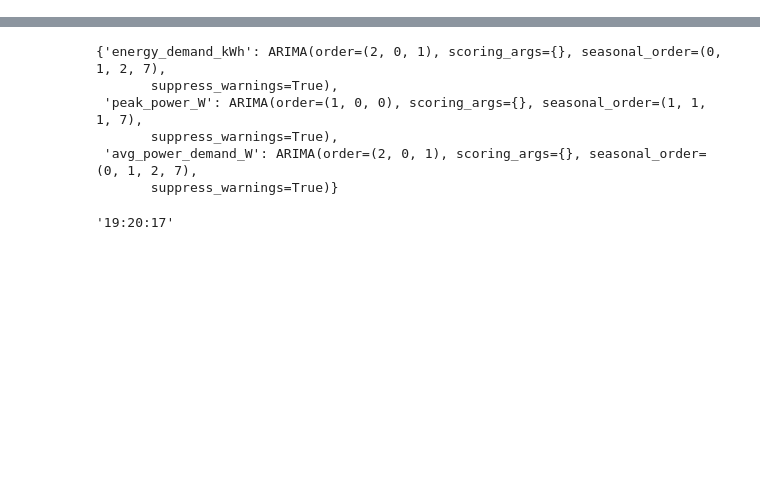
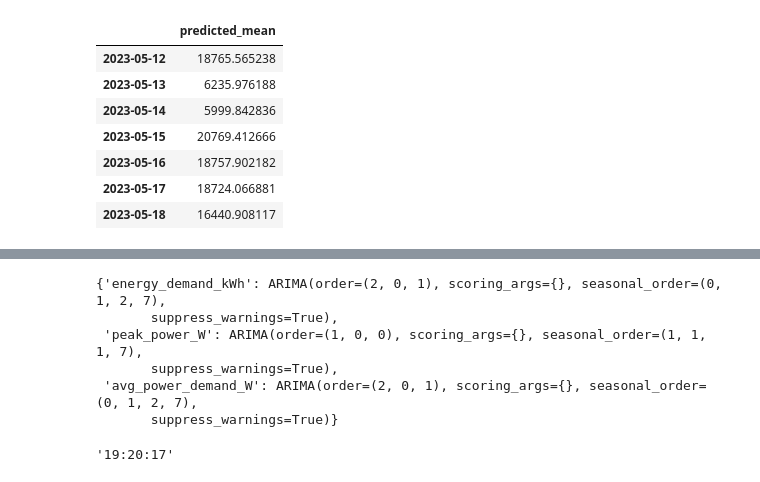
Before and after one commit to winston-edwin-chiong/slrpEV-data-dashboard, a Jupyter notebook: SessionLvlVIz.ipynb, the cells around one changed output, grey strips where cells are left out. Saved outputs shown, nothing was run; the diff lists cells and outputs as text; code cells hidden in the pictures; blank space fills up the shorter version.

```diff
--- a/SessionLvlVIz.ipynb
+++ b/SessionLvlVIz.ipynb
@@ -289,0 +373,11 @@ df
+# %%
+pd.DataFrame(best_model_arima.forecast(7)).rename({"predicted_mean":"avg"})
+# %% [output]
+|  | predicted_mean |
+| 2023-05-12 | 18765.565238 |
+| 2023-05-13 | 6235.976188 |
+| 2023-05-14 | 5999.842836 |
+| 2023-05-15 | 20769.412666 |
+| 2023-05-16 | 18757.902182 |
+| 2023-05-17 | 18724.066881 |
+| 2023-05-18 | 16440.908117 |
```
Also changed, not shown: parts of 11 cells of this notebook, 8 other files.
